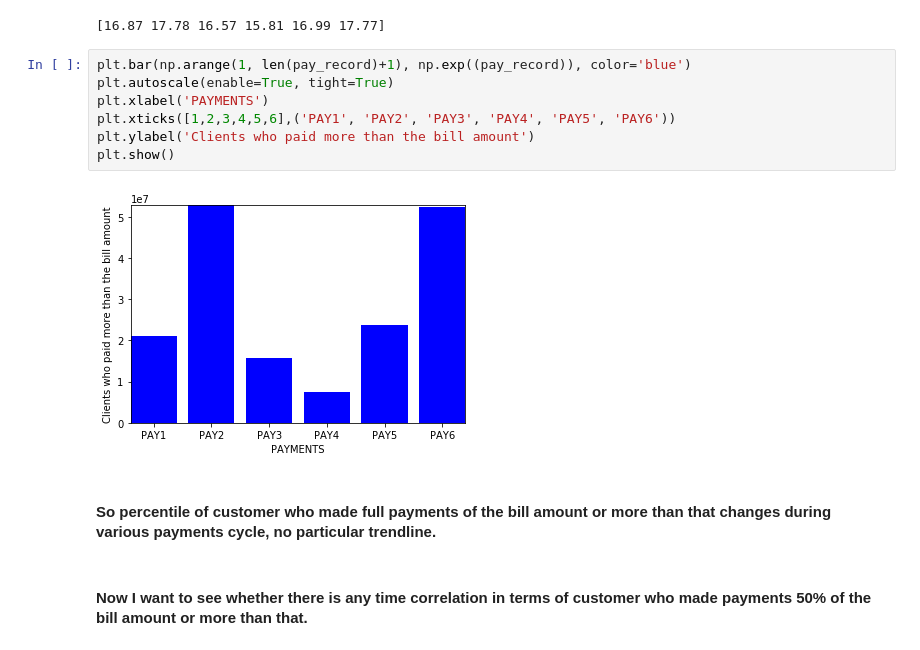
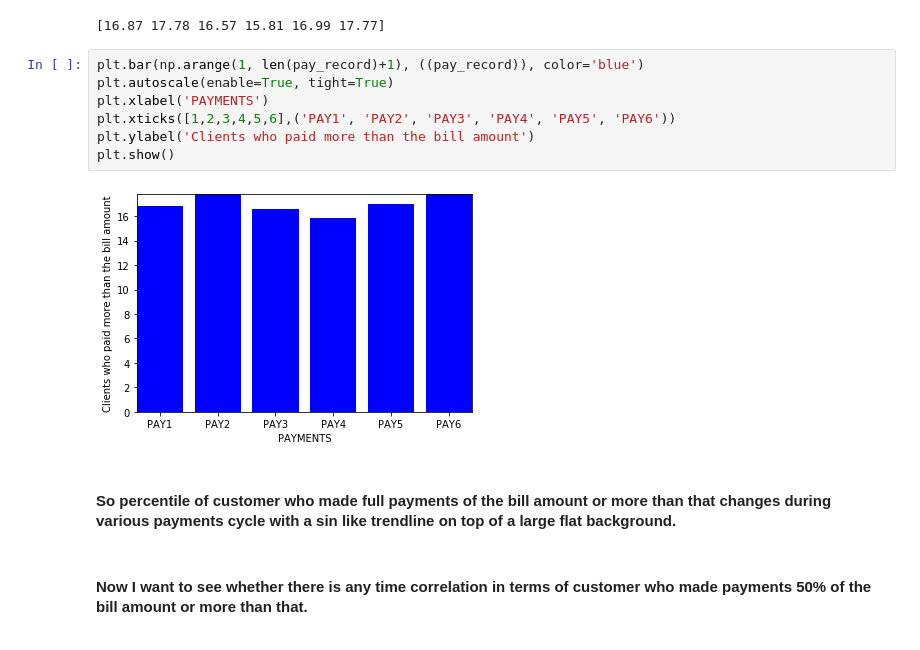
Before and after one commit to dsGitHubRepository/default-of-credit-card-clients, a Jupyter notebook: Rubric-Unit-8-5-Cap-Proj-I-Stat-Data-Analysis.ipynb, the cells around one changed output. Saved outputs shown, nothing was run; the diff lists cells and outputs as text.

```diff
--- a/Rubric-Unit-8-5-Cap-Proj-I-Stat-Data-Analysis.ipynb
+++ b/Rubric-Unit-8-5-Cap-Proj-I-Stat-Data-Analysis.ipynb
@@ -115,16 +115,16 @@ print(np.round(pay_record, 2))
 # %% [output]
 [16.87 17.78 16.57 15.81 16.99 17.77]
 # %%
-plt.bar(np.arange(1, len(pay_record)+1), np.exp((pay_record)), color='blue')
+plt.bar(np.arange(1, len(pay_record)+1), ((pay_record)), color='blue')
 plt.autoscale(enable=True, tight=True)
 plt.xlabel('PAYMENTS')
 plt.xticks([1,2,3,4,5,6],('PAY1', 'PAY2', 'PAY3', 'PAY4', 'PAY5', 'PAY6'))
 plt.ylabel('Clients who paid more than the bill amount')
 plt.show()
 # %% [output]
-[figure, old version]
+[figure, new version]
 # %% [markdown]
-#### So percentile of customer who made full payments of the bill amount or more than that changes during various payments cycle, no particular trendline.
+#### So percentile of customer who made full payments of the bill amount or more than that changes during various payments cycle with a sin like trendline on top of a large flat background.
 # %% [markdown]
 #### Now I want to see whether there is any time correlation in terms of customer who made payments 50% of the bill amount or more than that.
 # %%
```
Also changed, not shown: parts of 5 cells of this notebook.
